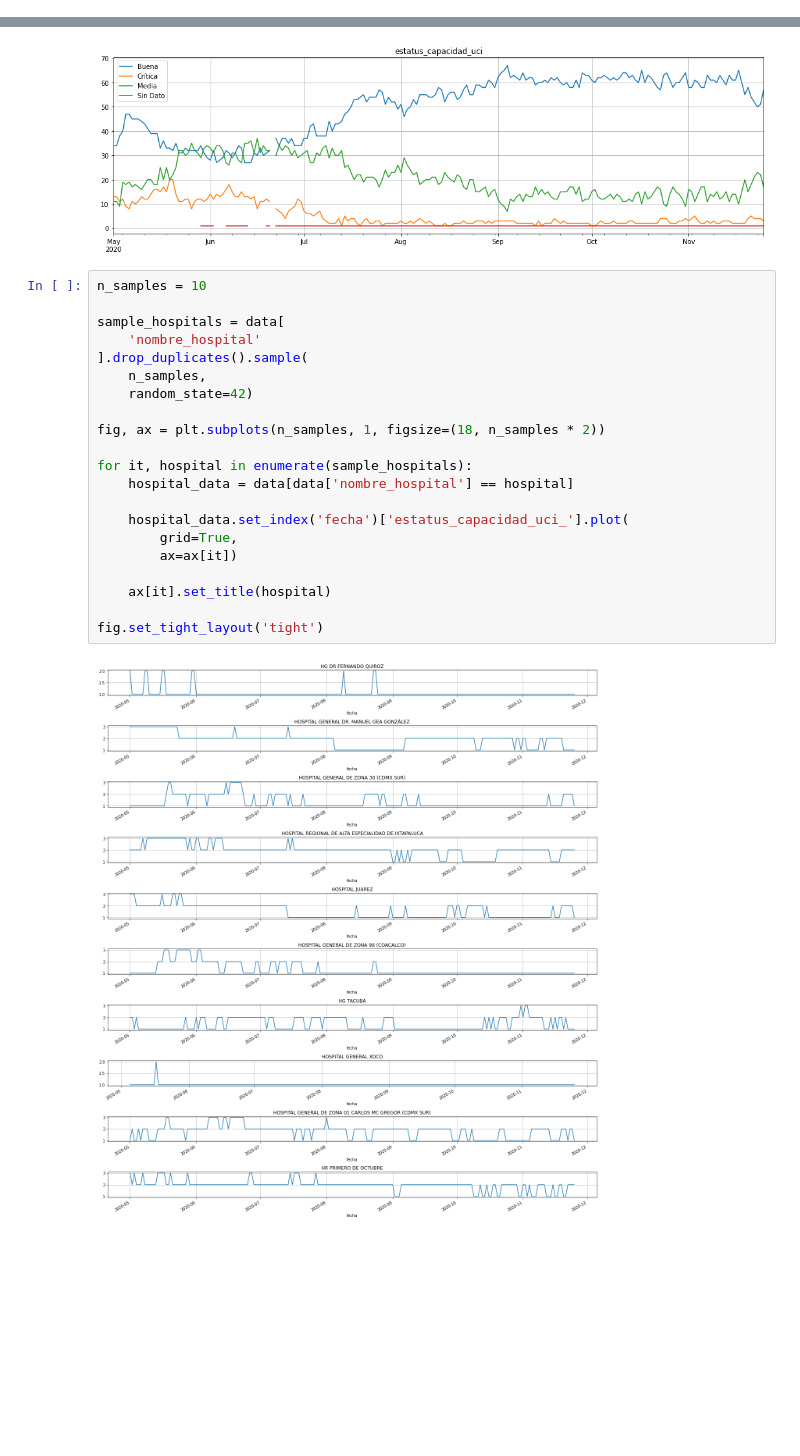
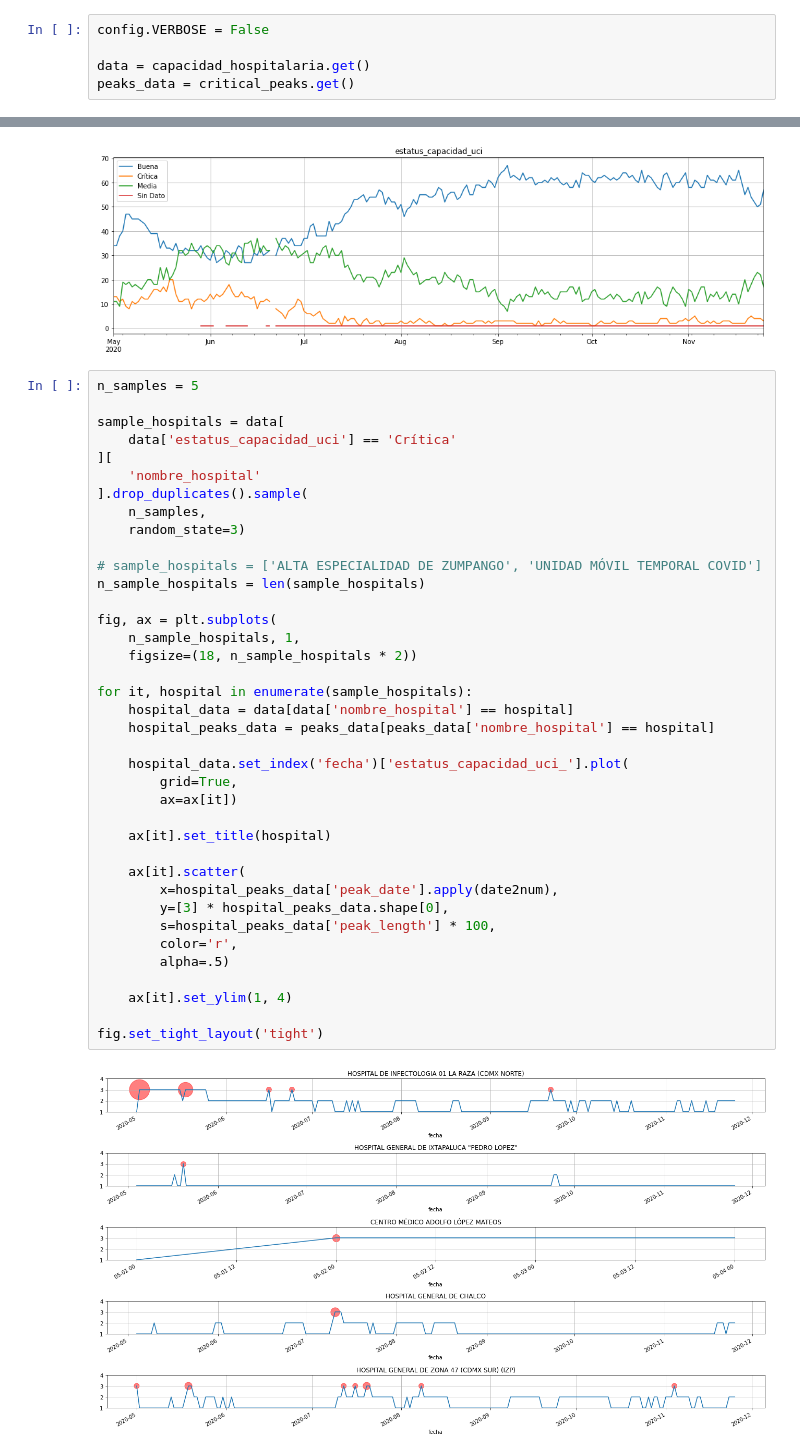
Before and after one commit to dhdzmota/omath_mota_rulo, a Jupyter notebook: notebooks/capacidad_hospitalaria.ipynb, the cells around one changed output, grey strips where cells are left out. Cells and saved outputs as stored; diff of their text form; blank space fills up the shorter version.

```diff
--- a/notebooks/capacidad_hospitalaria.ipynb
+++ b/notebooks/capacidad_hospitalaria.ipynb
@@ -36,0 +35,5 @@ data = data[~data['estatus_capacidad_uci'].isnull()]
+# %%
+config.VERBOSE = False
+
+data = capacidad_hospitalaria.get()
+peaks_data = critical_peaks.get()
@@ -60,25 +68,42 @@ capacidad.plot(
 <matplotlib.axes._subplots.AxesSubplot at 0x...>
 [figure]
 # %%
-n_samples = 10
+n_samples = 5
 
 sample_hospitals = data[
+    data['estatus_capacidad_uci'] == 'Crítica'
+][
     'nombre_hospital'
 ].drop_duplicates().sample(
     n_samples,
-    random_state=42)
+    random_state=3)
 
-fig, ax = plt.subplots(n_samples, 1, figsize=(18, n_samples * 2))
+# sample_hospitals = ['ALTA ESPECIALIDAD DE ZUMPANGO', 'UNIDAD MÓVIL TEMPORAL COVID']
+n_sample_hospitals = len(sample_hospitals)
+
+fig, ax = plt.subplots(
+    n_sample_hospitals, 1,
+    figsize=(18, n_sample_hospitals * 2))
 
 for it, hospital in enumerate(sample_hospitals):
     hospital_data = data[data['nombre_hospital'] == hospital]
+    hospital_peaks_data = peaks_data[peaks_data['nombre_hospital'] == hospital]
 
     hospital_data.set_index('fecha')['estatus_capacidad_uci_'].plot(
         grid=True,
         ax=ax[it])
 
     ax[it].set_title(hospital)
 
+    ax[it].scatter(
+        x=hospital_peaks_data['peak_date'].apply(date2num),
+        y=[3] * hospital_peaks_data.shape[0],
+        s=hospital_peaks_data['peak_length'] * 100,
+        color='r',
+        alpha=.5)
+
+    ax[it].set_ylim(1, 4)
+
 fig.set_tight_layout('tight')
 # %% [output]
-[figure, old version]
+[figure, new version]
```
Also changed, not shown: parts of 10 cells of this notebook, 2 other files.
